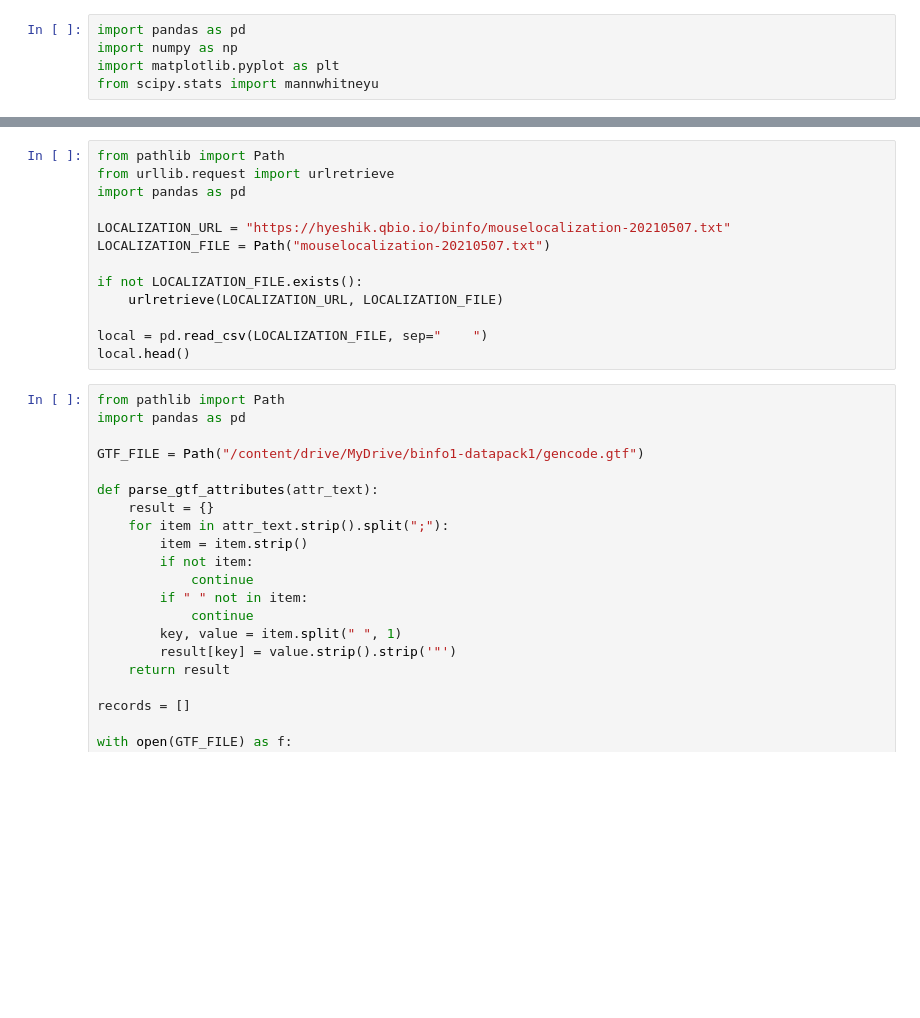
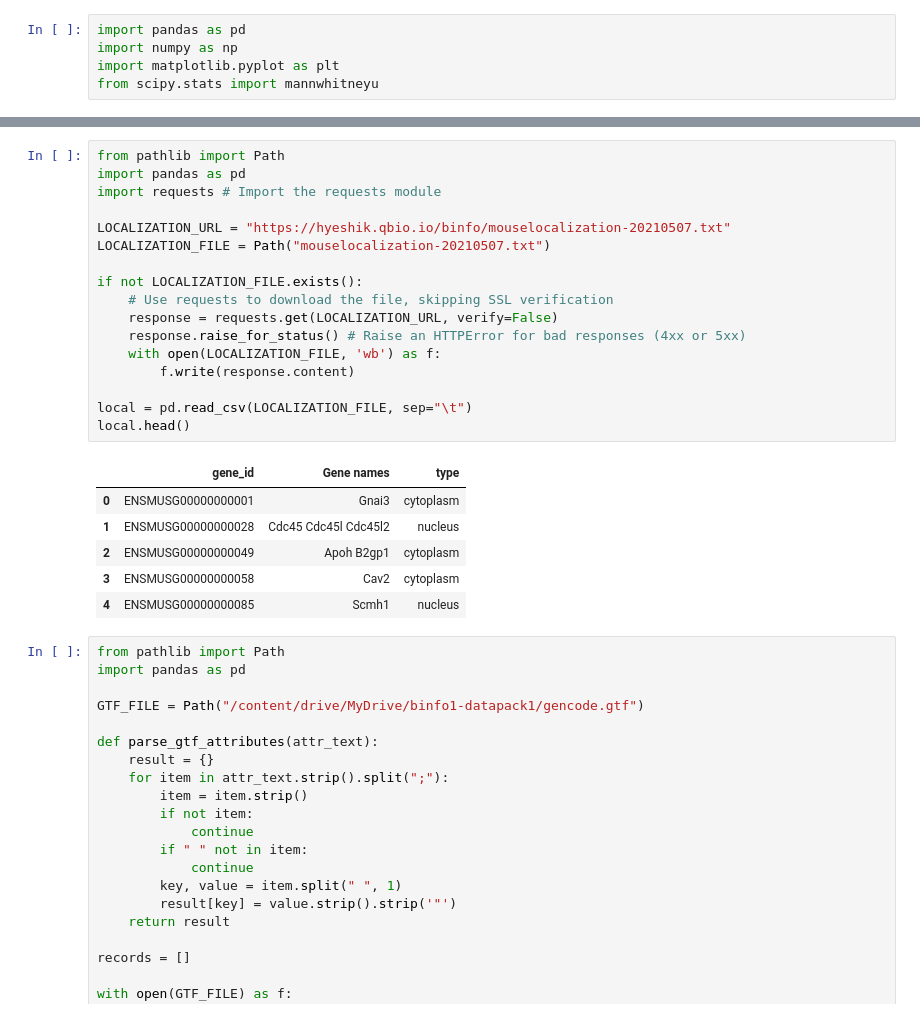
Before and after one commit to chaehyeonkim-lab/bioinformatics1, a Jupyter notebook: Binformatics_term_project.ipynb, the cells around one changed output, grey strips where cells are left out. Drawn from its saved outputs; the diff is of its cells as text; blank space fills up the shorter version.

```diff
--- a/Binformatics_term_project.ipynb
+++ b/Binformatics_term_project.ipynb
@@ -222,16 +240,27 @@ df[
 # %%
 from pathlib import Path
-from urllib.request import urlretrieve
 import pandas as pd
+import requests # Import the requests module
 
 LOCALIZATION_URL = "https://hyeshik.qbio.io/binfo/mouselocalization-20210507.txt"
 LOCALIZATION_FILE = Path("mouselocalization-20210507.txt")
 
 if not LOCALIZATION_FILE.exists():
-    urlretrieve(LOCALIZATION_URL, LOCALIZATION_FILE)
+    # Use requests to download the file, skipping SSL verification
+    response = requests.get(LOCALIZATION_URL, verify=False)
+    response.raise_for_status() # Raise an HTTPError for bad responses (4xx or 5xx)
+    with open(LOCALIZATION_FILE, 'wb') as f:
+        f.write(response.content)
 
-local = pd.read_csv(LOCALIZATION_FILE, sep="	")
+local = pd.read_csv(LOCALIZATION_FILE, sep="\t")
 local.head()
+# %% [output]
+|  | gene_id | Gene names | type |
+| 0 | ENSMUSG00000000001 | Gnai3 | cytoplasm |
+| 1 | ENSMUSG00000000028 | Cdc45 Cdc45l Cdc45l2 | nucleus |
+| 2 | ENSMUSG00000000049 | Apoh B2gp1 | cytoplasm |
+| 3 | ENSMUSG00000000058 | Cav2 | cytoplasm |
+| 4 | ENSMUSG00000000085 | Scmh1 | nucleus |
 # %%
 from pathlib import Path
 import pandas as pd
```
Also changed, not shown: parts of 12 cells of this notebook.
